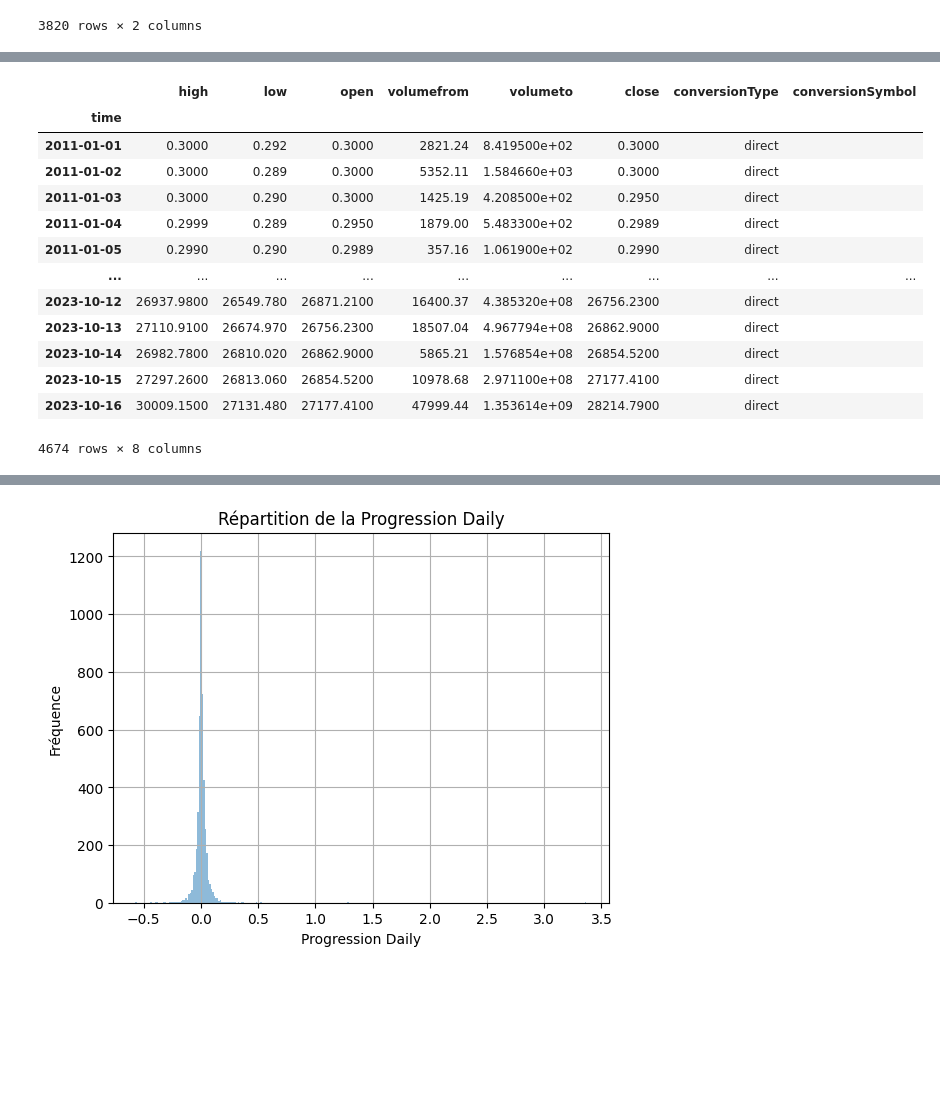
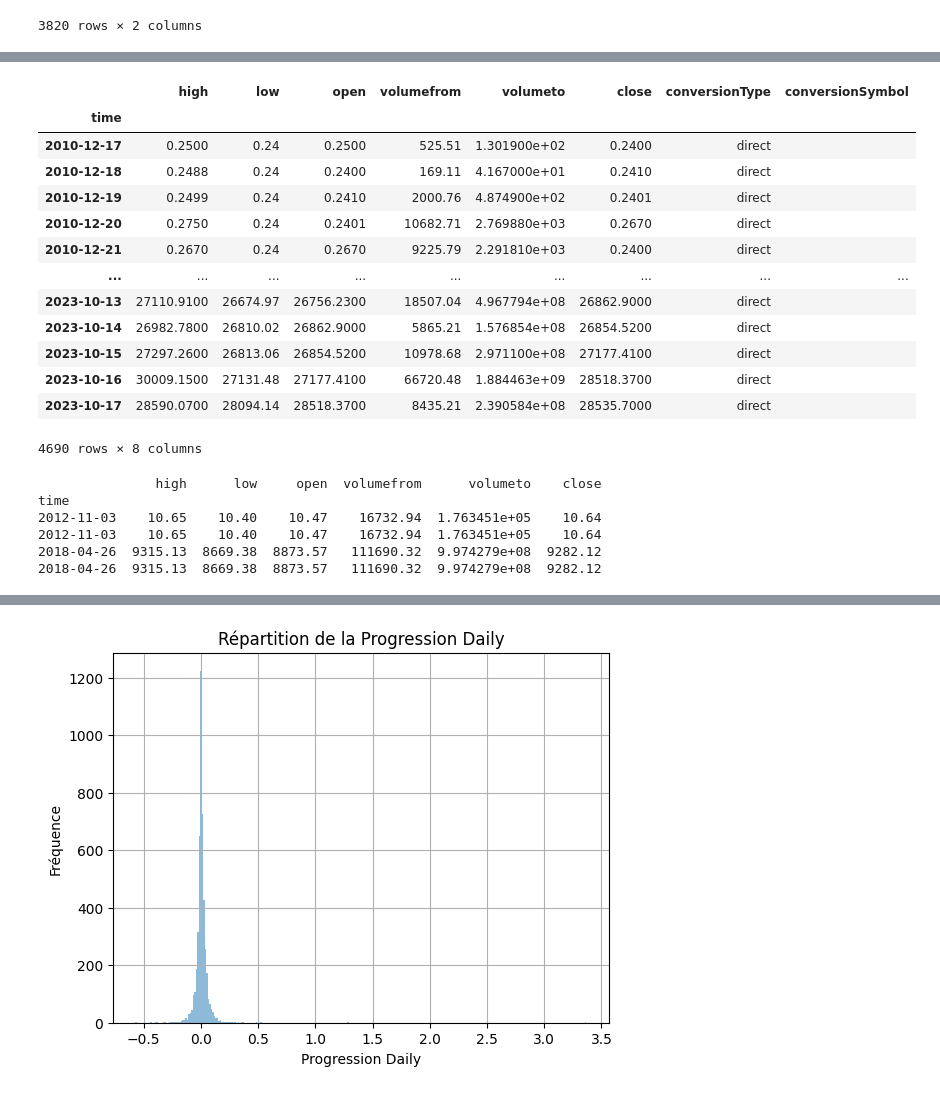
Before and after one commit to ThomasMeb/Alla2, a Jupyter notebook: data_mining.ipynb, the cells around one changed output, grey strips where cells are left out. Cells and saved outputs as stored; diff of their text form; code cells hidden in the pictures; blank space fills up the shorter version.

Commit message:
Mise en ordre du notebook de data

```diff
--- a/data_mining.ipynb
+++ b/data_mining.ipynb
@@ -37,4 +12,0 @@ df
-# %%
-#Progression daily : improvement on the previous day
-for i in range(df.shape[0] - 1):
-      df.loc[i+1, 'progression daily'] = (df['price'][i+1] / df['price'][i]) - 1
@@ -57,6 +12,0 @@ df
-# %%
-#Progression daily : improvement on the next day (predict target)
-
-df['progression tomorrow']=0.0
-for i in range(df.shape[0] - 1):
-      df.loc[i, 'progression tomorrow'] = (df['price'][i+1] / df['price'][i]) - 1
@@ -555,7 +374,7 @@ import time
 api_key = input("Please enter your CryptoCompare API key: ")
 
 # Convertit la date '28/04/2013' en timestamp UNIX
-start_date = '01/01/2011 00:00:00'
+start_date = '17/12/2010 00:00:00'
 start_timestamp = int(time.mktime(time.strptime(start_date, '%d/%m/%Y %H:%M:%S')))
 
 # Timestamp pour aujourd'hui
@@ -575,44 +394,54 @@ btc_data_full = pd.DataFrame()
 for i in range(total_requests):
     # Ajuste le paramètre toTs pour chaque requête
     toTs = end_timestamp - i * limit * 24 * 60 * 60
 
     # Construit l'URL de l'API
     url = f'https://min-api.cryptocompare.com/data/v2/histoday?fsym=BTC&tsym=USD&limit={limit}&toTs={toTs}&api_key={api_key}'
 
     # Fait la requête API
     response = requests.get(url)
     data = response.json()
 
     # Crée un DataFrame avec les données obtenues
     new_data = pd.DataFrame(data['Data']['Data'])
     new_data['time'] = pd.to_datetime(new_data['time'], unit='s')
     new_data.set_index('time', inplace=True)
 
     # Concaténe les nouveaux données avec les données existantes
     btc_data_full = pd.concat([new_data, btc_data_full])
 
 # Trie le DataFrame combiné par index (date)
 btc_data_full.sort_index(inplace=True)
 
 # Filtre les données pour n'inclure que celles depuis le 28/04/2013
 btc_data_full = btc_data_full[btc_data_full.index >= start_date]
 
 # Affiche le DataFrame
 btc_data_full
 # %% [output]
 |  | high | low | open | volumefrom | volumeto | close | conversionType | conversionSymbol |
 | time |  |  |  |  |  |  |  |  |
-| 2011-01-01 | 0.3000 | 0.292 | 0.3000 | 2821.24 | 8.419500e+02 | 0.3000 | direct |  |
-| 2011-01-02 | 0.3000 | 0.289 | 0.3000 | 5352.11 | 1.584660e+03 | 0.3000 | direct |  |
-| 2011-01-03 | 0.3000 | 0.290 | 0.3000 | 1425.19 | 4.208500e+02 | 0.2950 | direct |  |
-| 2011-01-04 | 0.2999 | 0.289 | 0.2950 | 1879.00 | 5.483300e+02 | 0.2989 | direct |  |
-| 2011-01-05 | 0.2990 | 0.290 | 0.2989 | 357.16 | 1.061900e+02 | 0.2990 | direct |  |
+| 2010-12-17 | 0.2500 | 0.24 | 0.2500 | 525.51 | 1.301900e+02 | 0.2400 | direct |  |
+| 2010-12-18 | 0.2488 | 0.24 | 0.2400 | 169.11 | 4.167000e+01 | 0.2410 | direct |  |
+| 2010-12-19 | 0.2499 | 0.24 | 0.2410 | 2000.76 | 4.874900e+02 | 0.2401 | direct |  |
+| 2010-12-20 | 0.2750 | 0.24 | 0.2401 | 10682.71 | 2.769880e+03 | 0.2670 | direct |  |
+| 2010-12-21 | 0.2670 | 0.24 | 0.2670 | 9225.79 | 2.291810e+03 | 0.2400 | direct |  |
 | ... | ... | ... | ... | ... | ... | ... | ... | ... |
-| 2023-10-12 | 26937.9800 | 26549.780 | 26871.2100 | 16400.37 | 4.385320e+08 | 26756.2300 | direct |  |
-| 2023-10-13 | 27110.9100 | 26674.970 | 26756.2300 | 18507.04 | 4.967794e+08 | 26862.9000 | direct |  |
-| 2023-10-14 | 26982.7800 | 26810.020 | 26862.9000 | 5865.21 | 1.576854e+08 | 26854.5200 | direct |  |
-| 2023-10-15 | 27297.2600 | 26813.060 | 26854.5200 | 10978.68 | 2.971100e+08 | 27177.4100 | direct |  |
-| 2023-10-16 | 30009.1500 | 27131.480 | 27177.4100 | 47999.44 | 1.353614e+09 | 28214.7900 | direct |  |
+| 2023-10-13 | 27110.9100 | 26674.97 | 26756.2300 | 18507.04 | 4.967794e+08 | 26862.9000 | direct |  |
+| 2023-10-14 | 26982.7800 | 26810.02 | 26862.9000 | 5865.21 | 1.576854e+08 | 26854.5200 | direct |  |
+| 2023-10-15 | 27297.2600 | 26813.06 | 26854.5200 | 10978.68 | 2.971100e+08 | 27177.4100 | direct |  |
+| 2023-10-16 | 30009.1500 | 27131.48 | 27177.4100 | 66720.48 | 1.884463e+09 | 28518.3700 | direct |  |
+| 2023-10-17 | 28590.0700 | 28094.14 | 28518.3700 | 8435.21 | 2.390584e+08 | 28535.7000 | direct |  |
-4674 rows × 8 columns
+4690 rows × 8 columns
 # %%
 btc_data_full.drop(['conversionSymbol', 'conversionType'], axis=1, inplace=True)
+# %%
+duplicates = btc_data_full.index.duplicated(keep=False)
+print(btc_data_full[duplicates])
+# %% [output]
+               high      low     open  volumefrom      volumeto    close
+time
+2012-11-03    10.65    10.40    10.47    16732.94  1.763451e+05    10.64
+2012-11-03    10.65    10.40    10.47    16732.94  1.763451e+05    10.64
+2018-04-26  9315.13  8669.38  8873.57   111690.32  9.974279e+08  9282.12
+2018-04-26  9315.13  8669.38  8873.57   111690.32  9.974279e+08  9282.12
```
Also changed, not shown: parts of 43 cells of this notebook, 2 other files.
